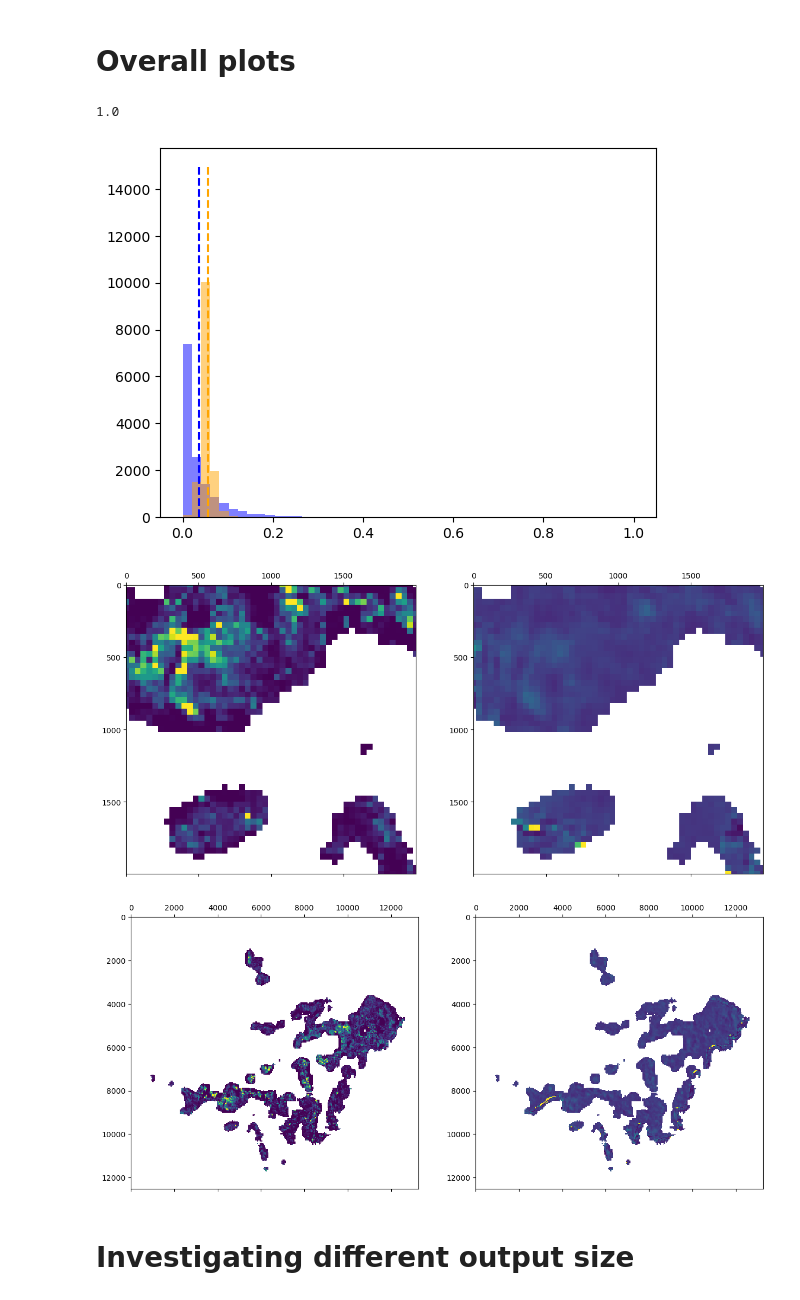
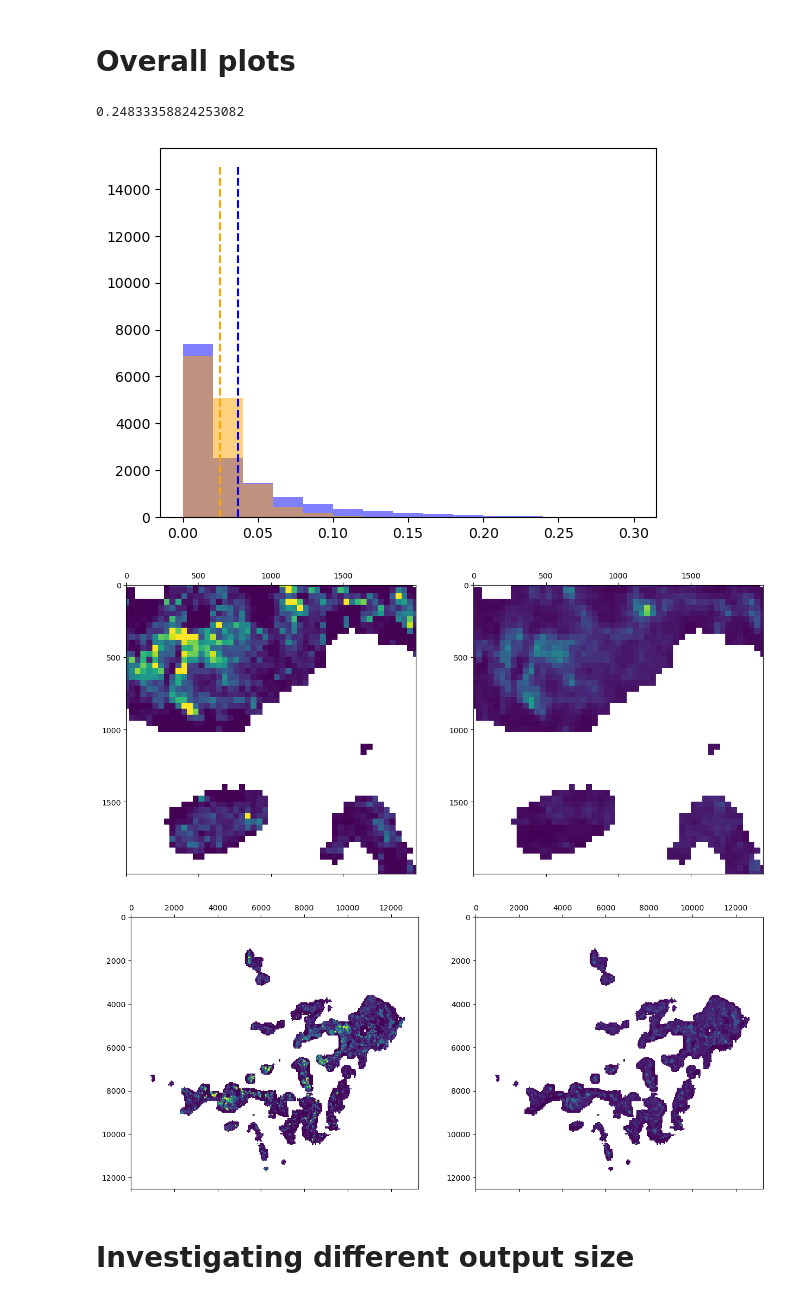
Before and after one commit to TimEngelmann/future-deforestation, a Jupyter notebook: notebooks/visualization.ipynb, the cells around one changed output. Saved outputs shown, nothing was run; the diff lists cells and outputs as text; code cells hidden in the pictures.

```diff
--- a/notebooks/visualization.ipynb
+++ b/notebooks/visualization.ipynb
@@ -42,7 +42,7 @@ for point in data:
 targets = torch.tensor(targets)
 
 # get predictions
-path = "../lightning_logs/version_29/"
+path = "../lightning_logs/version_30/"
 predictions = torch.load(path + "test_predictions.pt")
 
 # x_point, y_point, x_cluster, y_cluster, target | target | prediction
@@ -72,15 +72,15 @@ for point in data_frame:
 # %%
 np.max(prediction_layer)
 # %% [output]
-1.0
+0.24833358824253082
 # %%
-plt.hist(targets, alpha=0.5, bins=np.linspace(0,1,50), color='blue')
+plt.hist(targets, alpha=0.5, bins=np.linspace(0,0.3,16), color='blue')
 plt.vlines(targets.mean(), 0, 15000, color='blue', linestyles='--')
-plt.hist(predictions, alpha=0.5, bins=np.linspace(0,1,50), color='orange')
+plt.hist(predictions, alpha=0.5, bins=np.linspace(0,0.3,16), color='orange')
 plt.vlines(predictions.mean(), 0, 15000, color='orange', linestyles='--')
 plt.show()
 # %% [output]
-[figure, old version]
+[figure, new version]
 # %%
 import matplotlib as mpl
 cmap = mpl.colormaps['viridis']
@@ -92,7 +92,7 @@ axs[0].matshow(target_layer[8000:10000,4000:6000], vmin = 0, vmax = 0.3, cmap=cm
 axs[1].matshow(prediction_layer[8000:10000,4000:6000], vmin = 0, vmax = 0.3, cmap=cmap)
 plt.show()
 # %% [output]
-[figure, old version]
+[figure, new version]
 # %%
 fig, axs = plt.subplots(1, 2, figsize=(15,10))
 axs = axs.flatten()
@@ -100,7 +100,7 @@ axs[0].matshow(target_layer, vmin = 0, vmax = 0.3, cmap=cmap)
 axs[1].matshow(prediction_layer, vmin = 0, vmax = 0.3, cmap=cmap)
 plt.show()
 # %% [output]
-[figure, old version]
+[figure, new version]
 # %% [markdown]
 # Investigating different output size
 # %%
```
Also changed, not shown: parts of 1 cell of this notebook, 2 other files.
